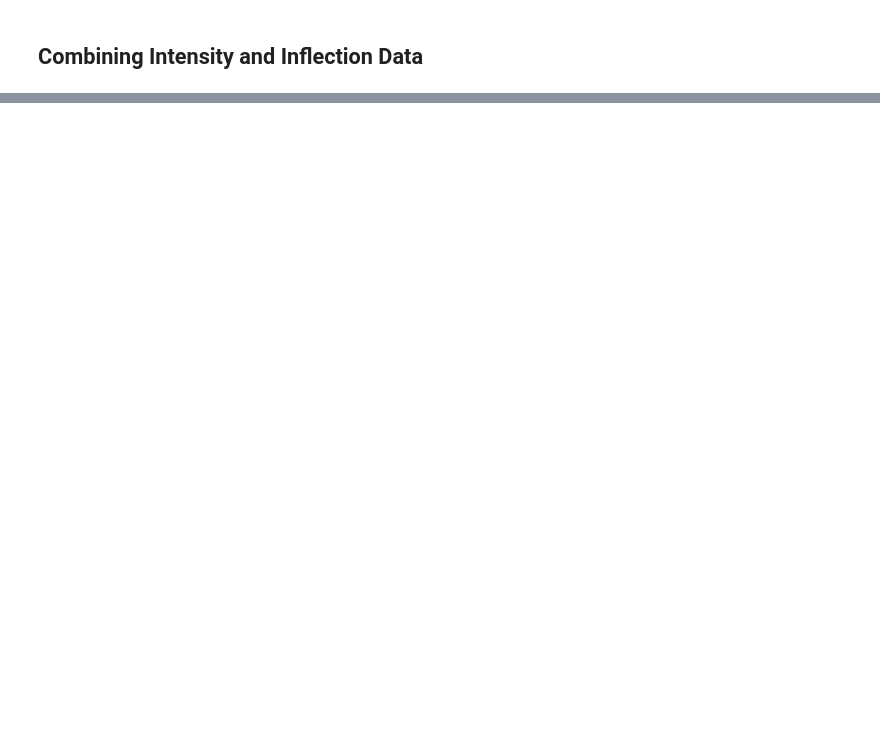
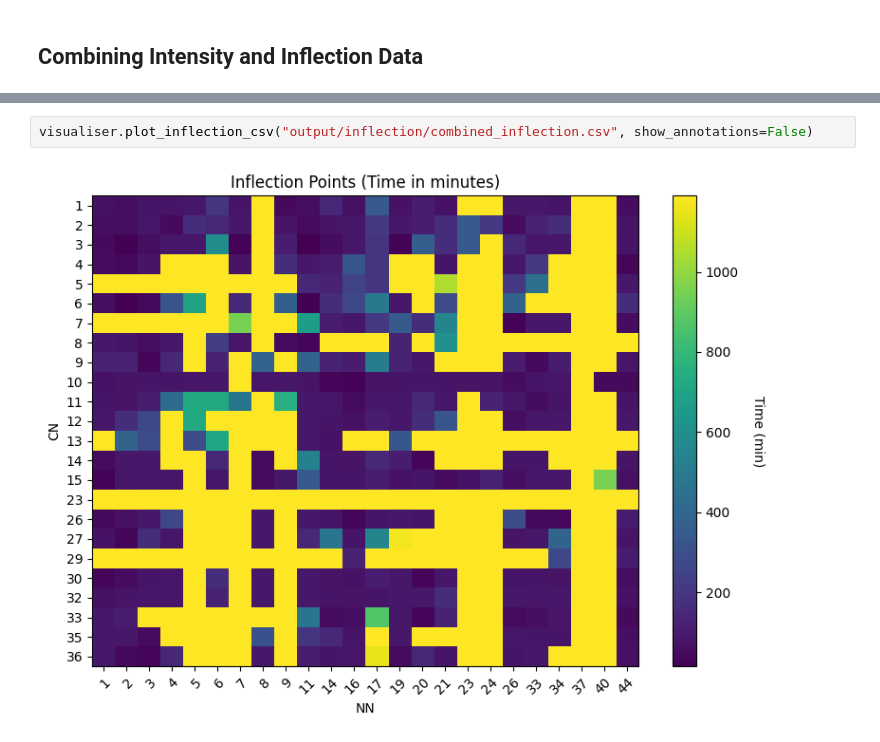
Before and after one commit to r3dugo/Image-Processing, a Jupyter notebook: inflection_processor/normalise.ipynb, the cells around one changed output, grey strips where cells are left out. Drawn from its saved outputs; the diff is of its cells as text; blank space fills up the shorter version.

```diff
--- a/inflection_processor/normalise.ipynb
+++ b/inflection_processor/normalise.ipynb
@@ -53,0 +59,4 @@ Saved combined CSV to output/combined_inflection.csv
+# %%
+visualiser.plot_inflection_csv("output/inflection/combined_inflection.csv", show_annotations=False)
+# %% [output]
+[figure, added]
```
Also changed, not shown: parts of 8 cells of this notebook, 1 other file.
